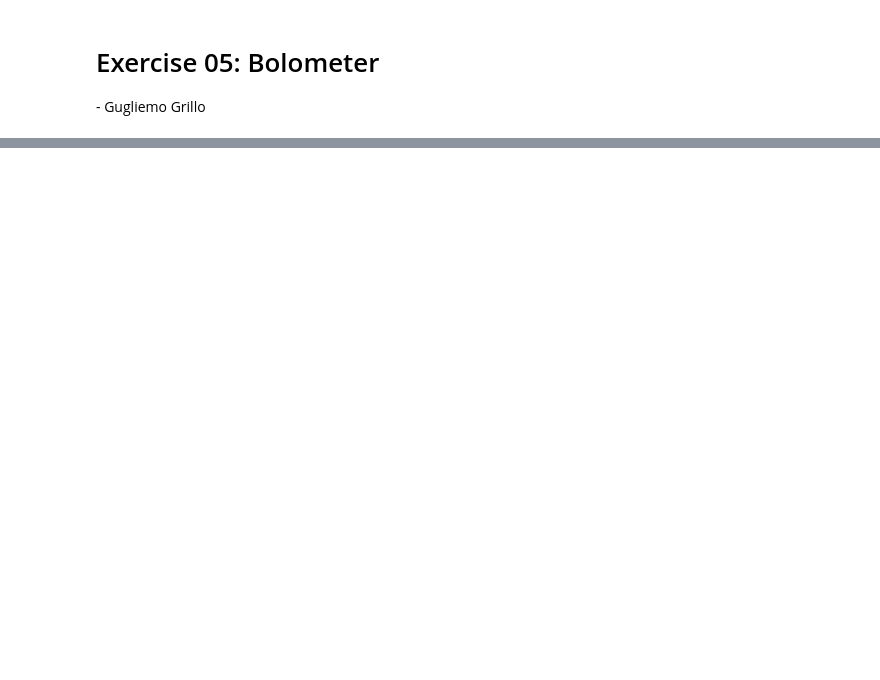
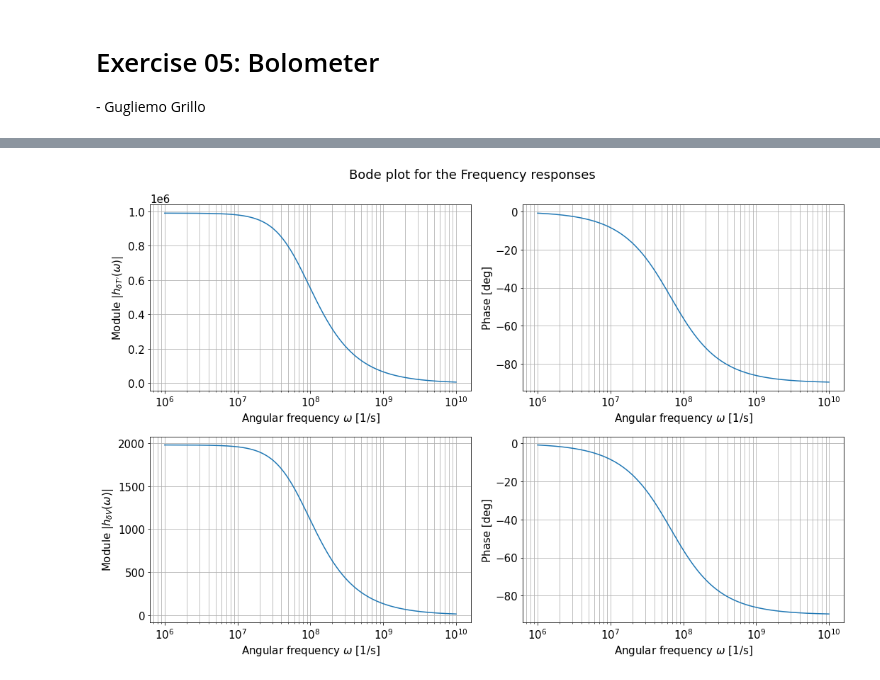
Before and after one commit to NerusSkyhigh/experimenta_methods, a Jupyter notebook: Exercise 05 - Bolometer/Problem 05.ipynb, the cells around one changed output, grey strips where cells are left out. Saved outputs shown, nothing was run; the diff lists cells and outputs as text; code cells hidden in the pictures; blank space fills up the shorter version.

Commit message:
solve the exercise expect for the last two points

```diff
--- a/Exercise 05 - Bolometer/Problem 05.ipynb
+++ b/Exercise 05 - Bolometer/Problem 05.ipynb
@@ -76 +113,54 @@ $$h(\omega) = \frac{1}{(-\omega^2 + ik^2 \omega + \omega_0^2)}$$
+# %%
+def h_T(omega):
+    return 1/(1j*omega*C0 + KAPPA + 2*Vbias/Rfb)
+
+def h_V(omega):
+    return I0*RHO/(1j*omega*C0 + KAPPA + 2*Vbias/Rfb)
+
+w = np.linspace(int(1e6), int(1e10), int(1e6))
+
+points_h_T = h_T(w)
+mag = np.abs(points_h_T)
+phase = np.arctan(np.imag(points_h_T) / np.real(points_h_T))*180/np.pi
+
+# Bode plot
+plt.rcParams.update({'font.size': 15})
+fig, axis = plt.subplots(2,2, figsize=(15, 10))
+fig.suptitle('Bode plot for the Frequency responses')
+
+axis[0][0].plot(w, mag)
+axis[0][0].set_xscale('log')
+axis[0][0].set_xlabel("Angular frequency $\omega$ [1/s]")
+axis[0][0].set_ylabel("Module |$h_{\delta T'}(\omega$)|")
+axis[0][0].grid(True, which="both")
+
+axis[0][1].plot(w, phase)
+axis[0][1].set_xscale('log')
+axis[0][1].set_xlabel(r"Angular frequency $\omega$ [1/s]")
+axis[0][1].set_ylabel(r"Phase [deg]")
+axis[0][1].grid(True, which="both")
+
+
+points_h_V = h_V(w)
+mag = np.abs(points_h_V)
+phase = np.arctan(np.imag(points_h_V) / np.real(points_h_V))*180/np.pi
+
+axis[1][0].plot(w, mag)
+axis[1][0].set_xscale('log')
+axis[1][0].set_xlabel(r"Angular frequency $\omega$ [1/s]")
+axis[1][0].set_ylabel(r"Module |$h_{\delta V}(\omega$)|")
+axis[1][0].grid(True, which="both")
+
+axis[1][1].plot(w, phase)
+axis[1][1].set_xscale('log')
+axis[1][1].set_xlabel(r"Angular frequency $\omega$ [1/s]")
+axis[1][1].set_ylabel(r"Phase [deg]")
+axis[1][1].grid(True, which="both")
+
+
+
+plt.tight_layout()
+plt.show()
+# %% [output]
+[figure, added]
 # %%
```
Also changed, not shown: parts of 18 cells of this notebook.
